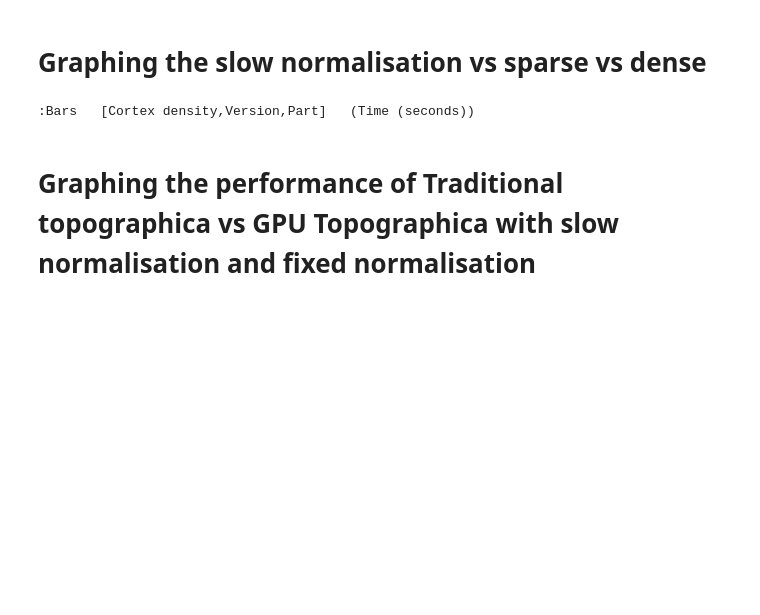
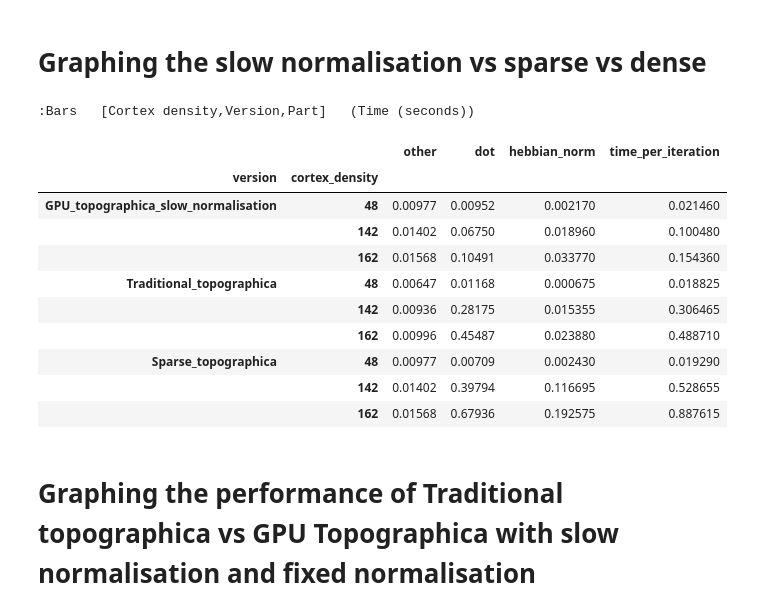
Before and after one commit to ioam/topographica, a Jupyter notebook: Benchmark_example.ipynb, the cells around one changed output. Drawn from its saved outputs; the diff is of its cells as text; code cells hidden in the pictures; blank space fills up the shorter version.

```diff
--- a/Benchmark_example.ipynb
+++ b/Benchmark_example.ipynb
@@ -210,5 +205,19 @@ for (d, v, p) in keys:
 Bars([(k, gpu_vs_traditional_vs_sparse.query('version == "%s" and cortex_density == %d' % (k[1], k[0]))[k[2]]) for k in keys], key_dimensions=['Cortex density',  Dimension('Version', values=versions), Dimension('Part', values=parts)], value_dimensions=['Time (seconds)'])
 # %% [output]
 :Bars   [Cortex density,Version,Part]   (Time (seconds))
+# %%
+gpu_vs_traditional_vs_sparse[['other', 'dot', 'hebbian_norm', 'time_per_iteration']]
+# %% [output]
+|  |  | other | dot | hebbian_norm | time_per_iteration |
+| version | cortex_density |  |  |  |  |
+| GPU_topographica_slow_normalisation | 48 | 0.00977 | 0.00952 | 0.002170 | 0.021460 |
+|  | 142 | 0.01402 | 0.06750 | 0.018960 | 0.100480 |
+|  | 162 | 0.01568 | 0.10491 | 0.033770 | 0.154360 |
+| Traditional_topographica | 48 | 0.00647 | 0.01168 | 0.000675 | 0.018825 |
+|  | 142 | 0.00936 | 0.28175 | 0.015355 | 0.306465 |
+|  | 162 | 0.00996 | 0.45487 | 0.023880 | 0.488710 |
+| Sparse_topographica | 48 | 0.00977 | 0.00709 | 0.002430 | 0.019290 |
+|  | 142 | 0.01402 | 0.39794 | 0.116695 | 0.528655 |
+|  | 162 | 0.01568 | 0.67936 | 0.192575 | 0.887615 |
 # %% [markdown]
 # Graphing the performance of Traditional topographica vs GPU Topographica with slow normalisation and fixed normalisation
```
Also changed, not shown: parts of 17 cells of this notebook.
